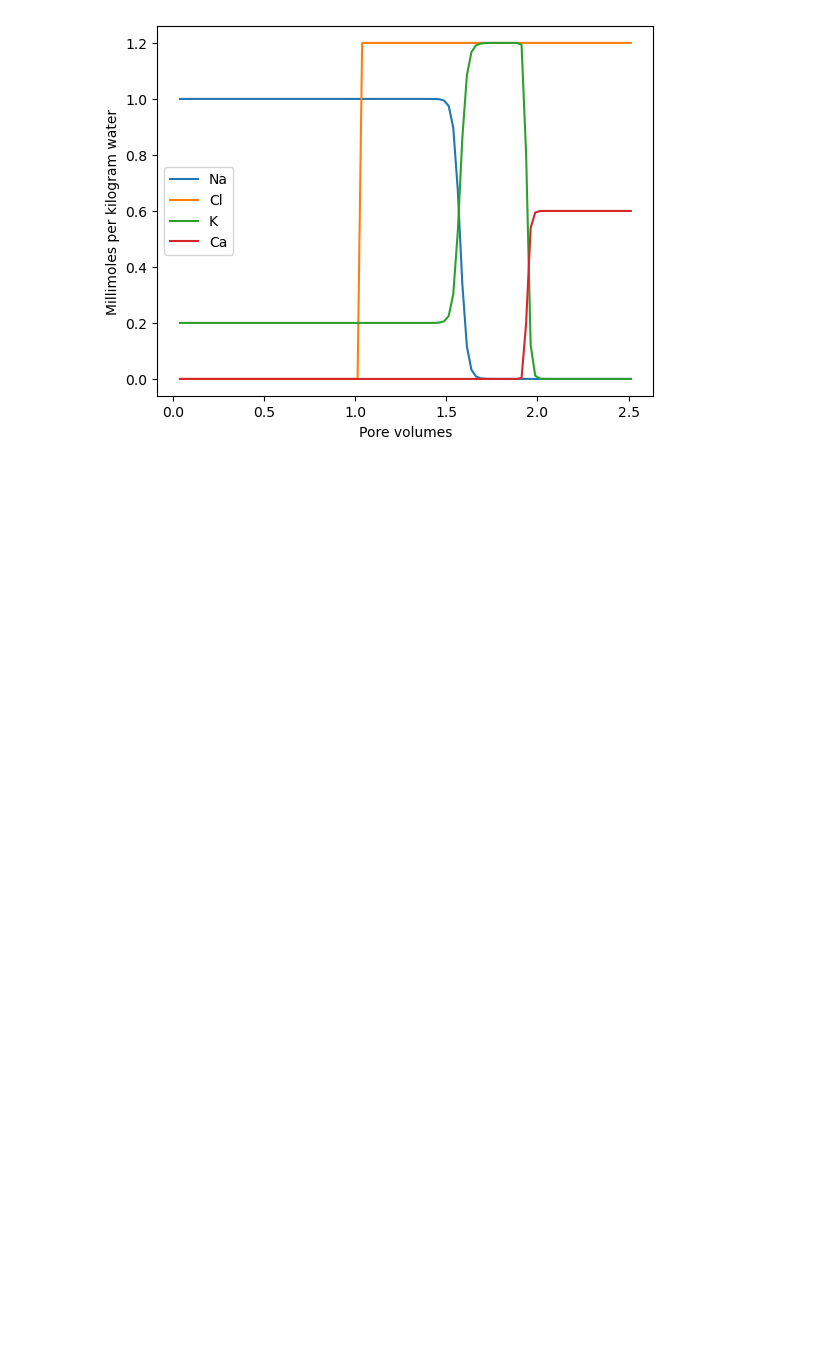
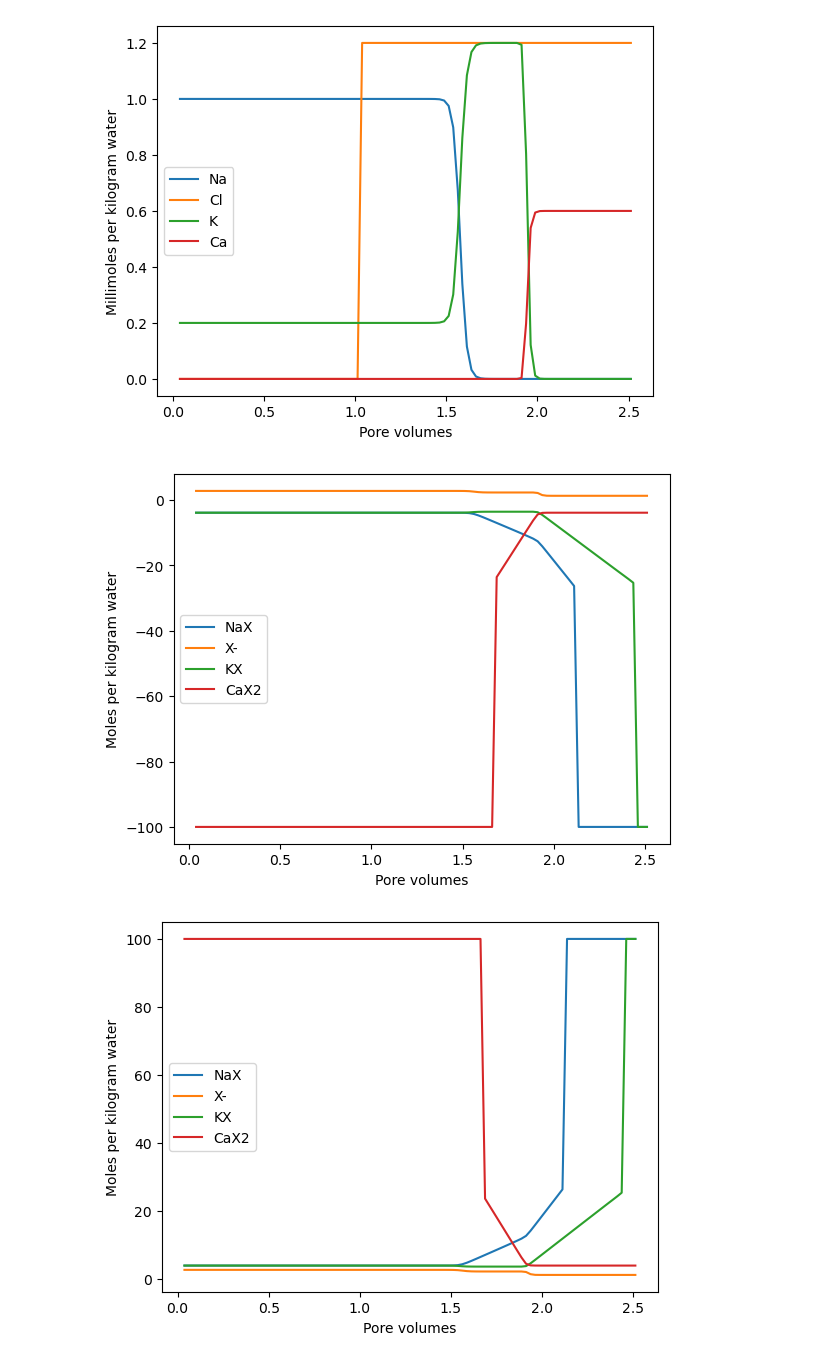
Before and after one commit to usgs-coupled/phreeqcrm, a Jupyter notebook: swig/python/ex11-advect/ex11-advect.ipynb, the cells around one changed output. Drawn from its saved outputs; the diff is of its cells as text; code cells hidden in the pictures; blank space fills up the shorter version.

Commit message:
Plot exchange results

```diff
--- a/swig/python/ex11-advect/ex11-advect.ipynb
+++ b/swig/python/ex11-advect/ex11-advect.ipynb
@@ -347,3 +393,27 @@ ax.legend()
 plt.show()
 # %% [output]
 [figure]
+# %%
+# Plot exchange results
+fig, ax = plt.subplots()
+ax.plot(por_volumes, NaX[:,cell], label='NaX')
+ax.plot(por_volumes, Xminus[:,cell], label='X-')
+ax.plot(por_volumes, KX[:,cell],  label='KX')
+ax.plot(por_volumes, CaX2[:,cell], label='CaX2')
+ax.set_xlabel('Pore volumes')
+ax.set_ylabel('Moles per kilogram water')
+ax.legend()
+plt.show()
+
+fig, ax = plt.subplots()
+ax.plot(por_volumes, abs(NaX[:,cell]), label='NaX')
+ax.plot(por_volumes, abs(Xminus[:,cell]), label='X-')
+ax.plot(por_volumes, abs(KX[:,cell]),  label='KX')
+ax.plot(por_volumes, abs(CaX2[:,cell]), label='CaX2')
+ax.set_xlabel('Pore volumes')
+ax.set_ylabel('Moles per kilogram water')
+ax.legend()
+plt.show()
+# %% [output]
+[figure, added]
+[figure, added]
```
Also changed, not shown: parts of 5 cells of this notebook.
